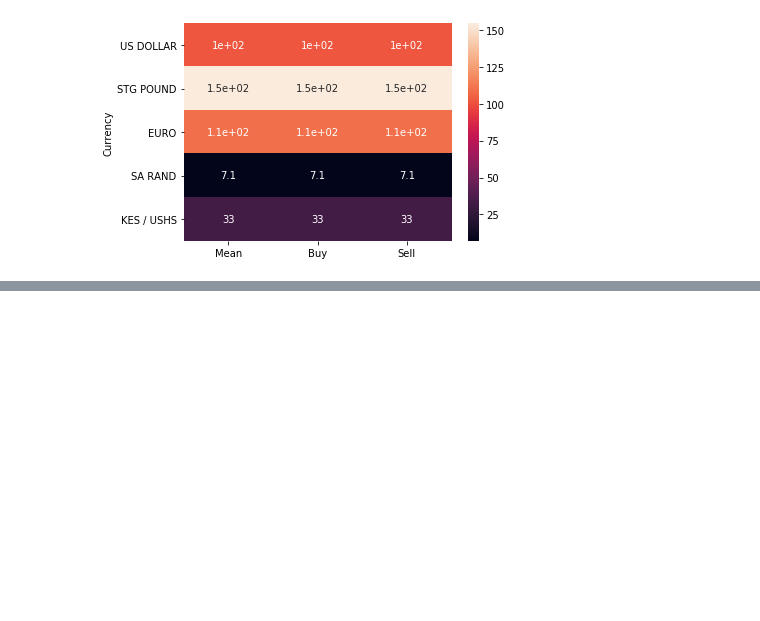
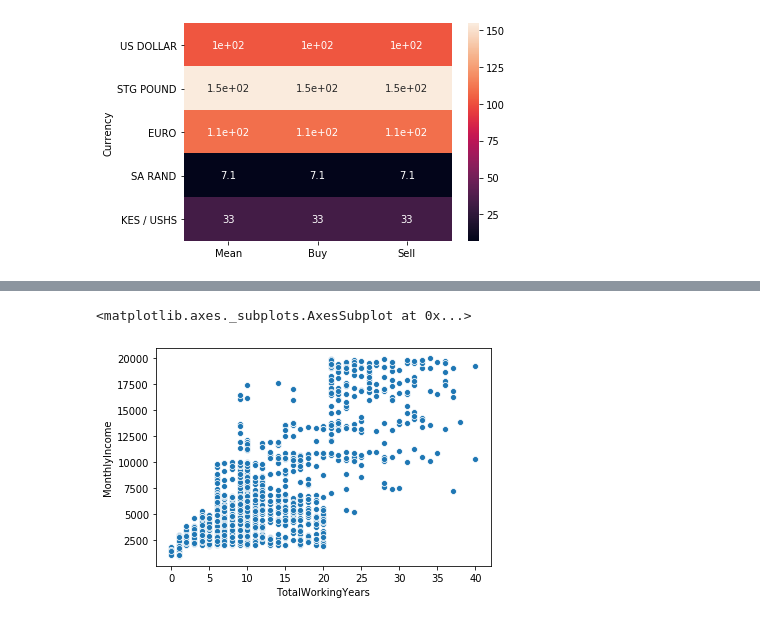
Before and after one commit to AubreyJohns/Data-Visualization, a Jupyter notebook: Data Visualization Seaborn.ipynb, the cells around one changed output, grey strips where cells are left out. Cells and saved outputs as stored; diff of their text form; code cells hidden in the pictures; blank space fills up the shorter version.

```diff
--- a/Data Visualization Seaborn.ipynb
+++ b/Data Visualization Seaborn.ipynb
@@ -196,0 +221,3 @@ sns.heatmap(data=sample_cbk_df, annot=True)
+# %%
+hr_df = pd.read_csv('IBM HR Analytics.csv')
+hr_df.head()
@@ -196,0 +232,5 @@ sns.heatmap(data=sample_cbk_df, annot=True)
+# %%
+sns.scatterplot(x=hr_df['TotalWorkingYears'], y=hr_df['MonthlyIncome'])
+# %% [output]
+<matplotlib.axes._subplots.AxesSubplot at 0x...>
+[figure, added]
```
Also changed, not shown: parts of 18 cells of this notebook, 1 other file.
